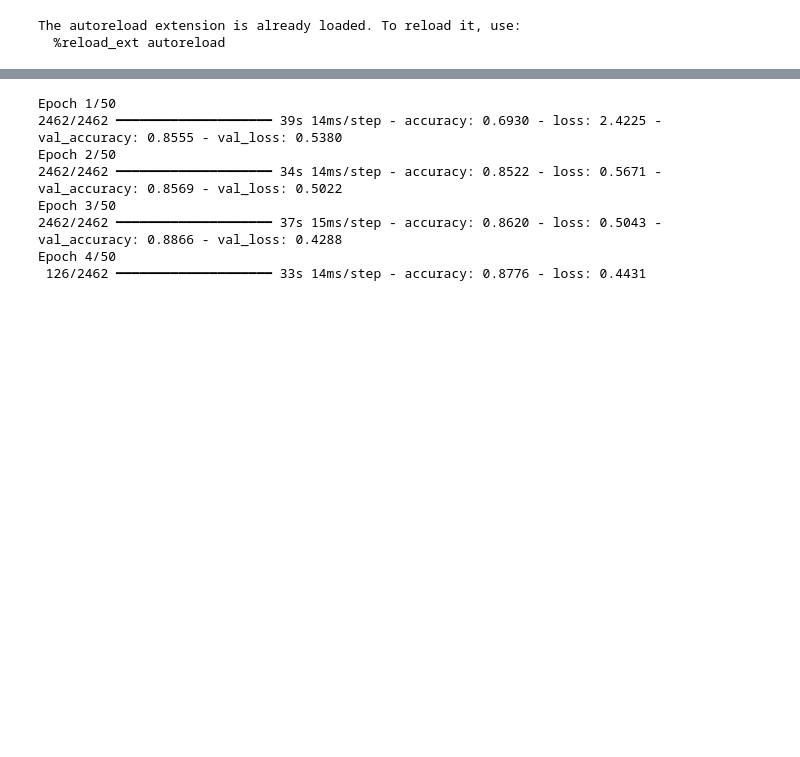
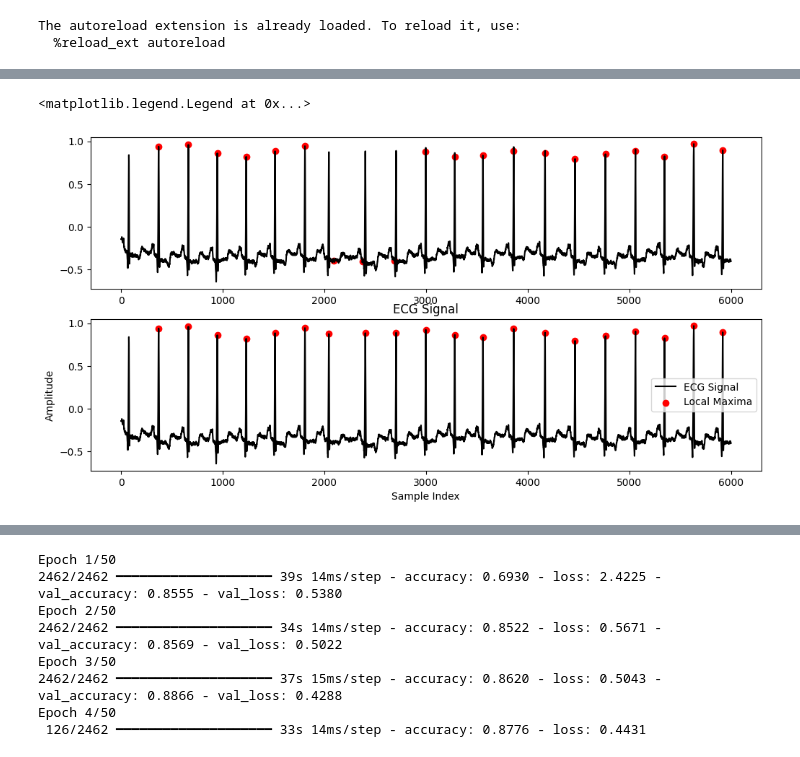
Before and after one commit to yunseo23/ecg-arrhythmia-detection, a Jupyter notebook: main.ipynb, the cells around one changed output, grey strips where cells are left out. Drawn from its saved outputs; the diff is of its cells as text; code cells hidden in the pictures; blank space fills up the shorter version.

```diff
--- a/main.ipynb
+++ b/main.ipynb
@@ -396,19 +77,0 @@ def adjust_rpeaks(sig, rpeaks):
-# %%
-import neurokit2 as nk
-record = '100'
-sig, _ = load_ECG_signal(record)
-sig = sig[:4000]
-fs = 360
-ecg_clean_method = 'biosppy'
-ecg_peaks_method = 'neurokit'
-
-cleaned_sig = nk.ecg_clean(sig, sampling_rate=fs, method=ecg_clean_method)
-try:
-    _, peaks = nk.ecg_peaks(cleaned_sig, sampling_rate=fs, method=ecg_peaks_method, correct_artifacts=True)
-    rpeaks = peaks['ECG_R_Peaks']
-except:
-    rpeaks = []
-
-rpeaks
-
-adjusted_rpeaks, candidate_rpeaks = adjust_rpeaks(cleaned_sig, rpeaks)
@@ -503,0 +98,21 @@ Labels(y) Shape: (16926,)
+# %%
+sample_indices = np.arange(len(sig))
+# 플롯 생성
+plt.figure(figsize=(12, 6))
+
+# 원본 ECG 신호 플롯
+plt.subplot(2, 1, 1)
+plt.plot(sample_indices, sig, label="ECG Signal", color="black")
+plt.scatter(rpeaks, sig[rpeaks], color="red", label="Local Maxima", marker="o")  # ✅ 국부 최대값 표시
+
+plt.subplot(2, 1, 2)
+plt.plot(sample_indices, sig, label="ECG Signal", color="black")
+plt.scatter(adj_rpeaks, sig[adj_rpeaks], color="red", label="Local Maxima", marker="o")  # ✅ 국부 최대값 표시
+
+plt.title("ECG Signal")
+plt.xlabel("Sample Index")
+plt.ylabel("Amplitude")
+plt.legend()
+# %% [output]
+<matplotlib.legend.Legend at 0x...>
+[figure, added]
```
Also changed, not shown: parts of 10 cells of this notebook, 1 other file.
